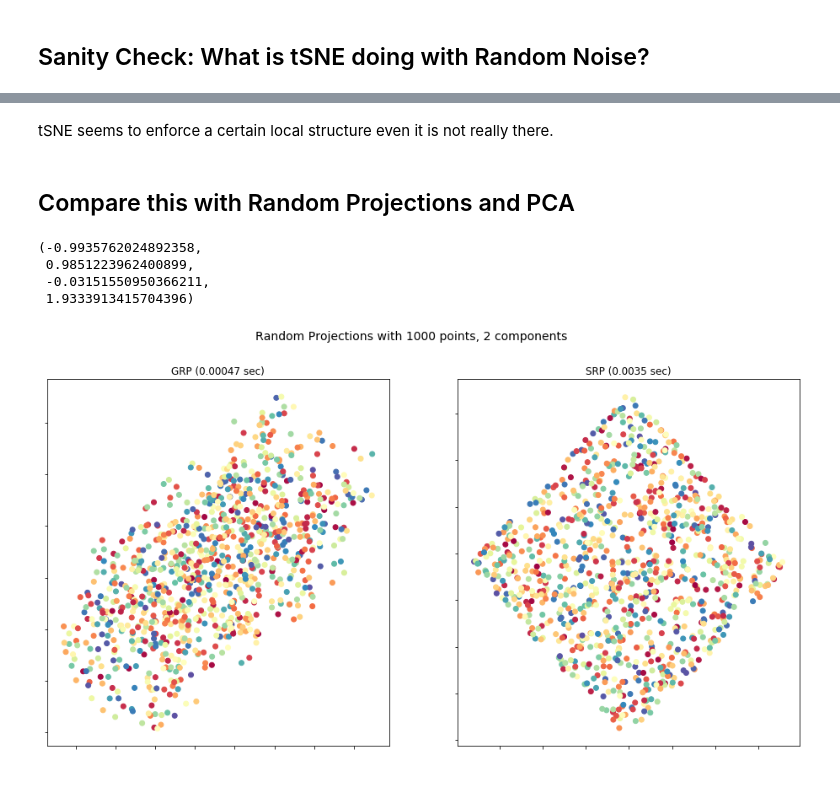
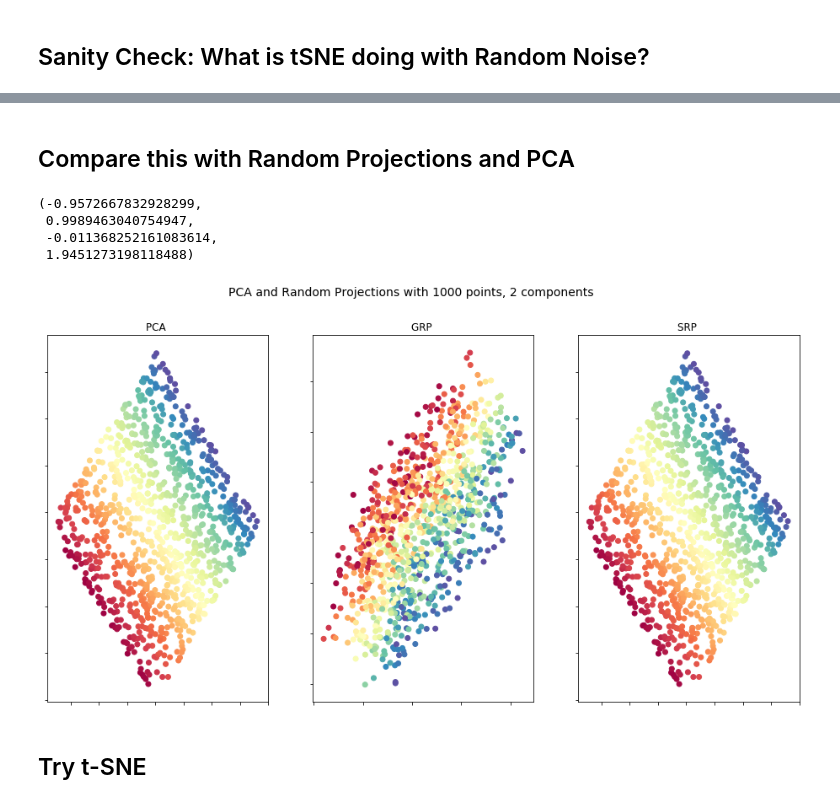
Before and after one commit to cc-skuehn/Manifold_Learning, a Jupyter notebook: Manifold_tSNE_Advanced.ipynb, the cells around one changed output, grey strips where cells are left out. Drawn from its saved outputs; the diff is of its cells as text; code cells hidden in the pictures.

```diff
--- a/Manifold_tSNE_Advanced.ipynb
+++ b/Manifold_tSNE_Advanced.ipynb
@@ -60,40 +42,46 @@ t-SNE: 21 sec
-# %% [markdown]
-tSNE seems to enforce a certain local structure even it is not really there.
 # %% [markdown]
 ## Compare this with Random Projections and PCA
 # %%
 from sklearn import random_projection
 
 fig = plt.figure(figsize=(16, 8))
-plt.suptitle("Random Projections with %i points, %i components"
+plt.suptitle("PCA and Random Projections with %i points, %i components"
              % (n_points, n_components), fontsize=14)
 
-t0 = time()
-transformer = random_projection.GaussianRandomProjection(n_components=2, random_state=init_random_state)
-Y = transformer.fit_transform(X2)
-t1 = time()
-
-ax = fig.add_subplot(121)
-plt.scatter(Y[:, 0], Y[:, 1], c=color, cmap=plt.cm.Spectral)
-plt.title("%s (%.2g sec)" % ('GRP', t1 - t0))
+# PCA
+ax = fig.add_subplot(131)
+plt.scatter(Y[:, 0], Y[:, 1], c=color2, cmap=plt.cm.Spectral)
+plt.title("%s " % ('PCA'))
 ax.xaxis.set_major_formatter(NullFormatter())
 ax.yaxis.set_major_formatter(NullFormatter())
 plt.axis('tight')
 
-t0 = time()
-transformer = random_projection.SparseRandomProjection(n_components=2, random_state=init_random_state)
+# Gaussian Random Projection - GRP
+transformer = random_projection.GaussianRandomProjection(n_components=2, random_state=init_random_state)
 Y = transformer.fit_transform(X2)
-t1 = time()
 
-ax = fig.add_subplot(121+1)
-plt.scatter(Y[:, 0], Y[:, 1], c=color, cmap=plt.cm.Spectral)
-plt.title("%s (%.2g sec)" % ('SRP', t1 - t0))
+ax = fig.add_subplot(132)
+plt.scatter(Y[:, 0], Y[:, 1], c=color2, cmap=plt.cm.Spectral)
+plt.title("%s " % ('GRP'))
 ax.xaxis.set_major_formatter(NullFormatter())
 ax.yaxis.set_major_formatter(NullFormatter())
 plt.axis('tight')
+
+# Sparse Random ProjectiSRP
+transformer = random_projection.SparseRandomProjection(n_components=2, random_state=init_random_state)
+Y = transformer.fit_transform(X2)
+
+ax = fig.add_subplot(133)
+plt.scatter(Y[:, 0], Y[:, 1], c=color2, cmap=plt.cm.Spectral)
+plt.title("%s " % ('SRP'))
+ax.xaxis.set_major_formatter(NullFormatter())
+ax.yaxis.set_major_formatter(NullFormatter())
+plt.axis('tight')
 # %% [output]
-(-0.9935762024892358,
- 0.9851223962400899,
- -0.03151550950366211,
- 1.9333913415704396)
+(-0.9572667832928299,
+ 0.9989463040754947,
+ -0.011368252161083614,
+ 1.9451273198118488)
-[figure, old version]
+[figure, new version]
+# %% [markdown]
+## Try t-SNE
```
Also changed, not shown: parts of 10 cells of this notebook, 4 other files.
